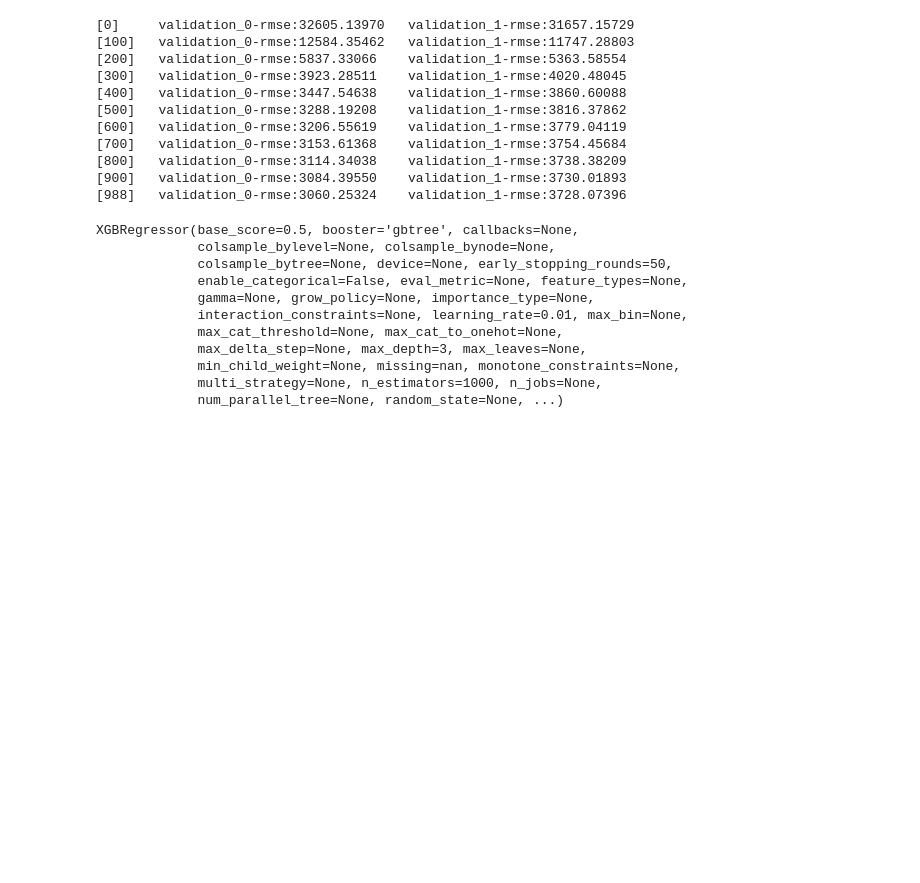
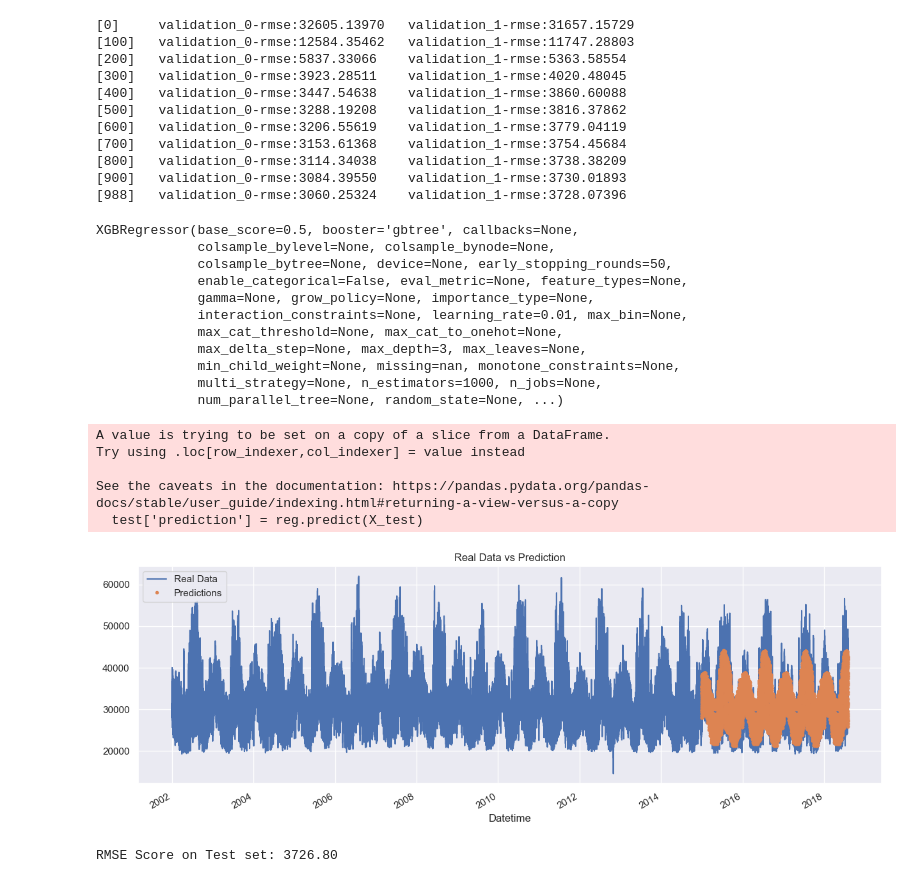
Before and after one commit to jacobalcu/Energy_Predictor, a Jupyter notebook: app.ipynb, the cells around one changed output. Drawn from its saved outputs; the diff is of its cells as text; code cells hidden in the pictures; blank space fills up the shorter version.

Commit message:
plotted and scored the predictions

```diff
--- a/app.ipynb
+++ b/app.ipynb
@@ -170,4 +170,27 @@ XGBRegressor(base_score=0.5, booster='gbtree', callbacks=None,
              multi_strategy=None, n_estimators=1000, n_jobs=None,
              num_parallel_tree=None, random_state=None, ...)
 # %%
-# Test
+# Prediction
+# Add preds back to test df
+test['prediction'] = reg.predict(X_test)
+
+# Plot real data vs predicted
+df_merge = df.merge(test[['prediction']], how='left', left_index=True, right_index=True)
+ax = df_merge[["PJME_MW"]].plot(figsize=(15,5))
+df_merge['prediction'].plot(ax=ax, style='.')
+plt.legend(['Real Data', "Predictions"])
+ax.set_title("Real Data vs Prediction")
+plt.show()
+# %% [output]
+A value is trying to be set on a copy of a slice from a DataFrame.
+Try using .loc[row_indexer,col_indexer] = value instead
+
+See the caveats in the documentation: https://pandas.pydata.org/pandas-docs/stable/user_guide/indexing.html#returning-a-view-versus-a-copy
+  test['prediction'] = reg.predict(X_test)
+[figure, added]
+# %%
+# Calc score (RMSE)
+score = np.sqrt(mean_squared_error(test['PJME_MW'], test['prediction']))
+print(f"RMSE Score on Test set: {score:0.2f}")
+# %% [output]
+RMSE Score on Test set: 3726.80
```
